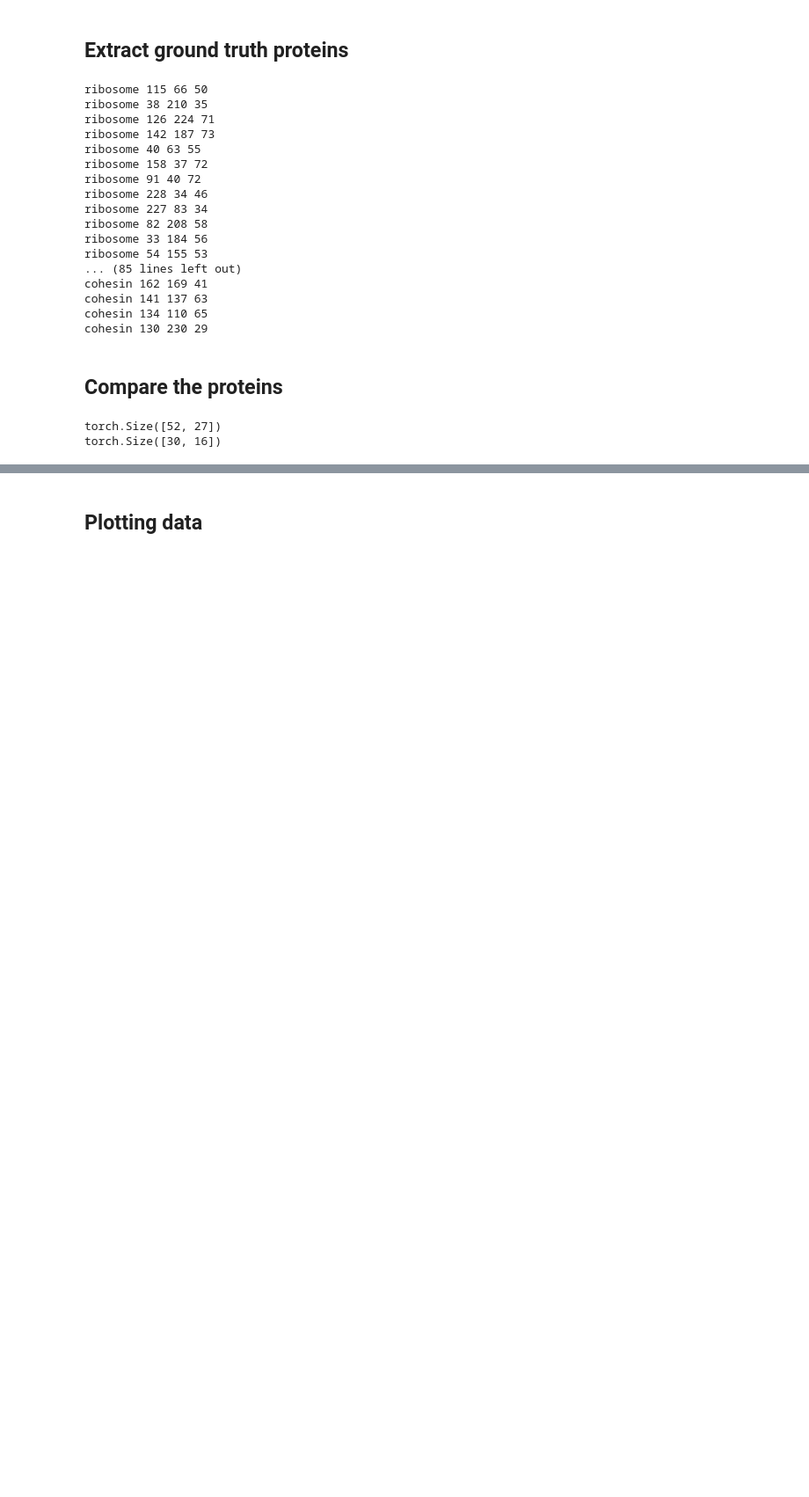
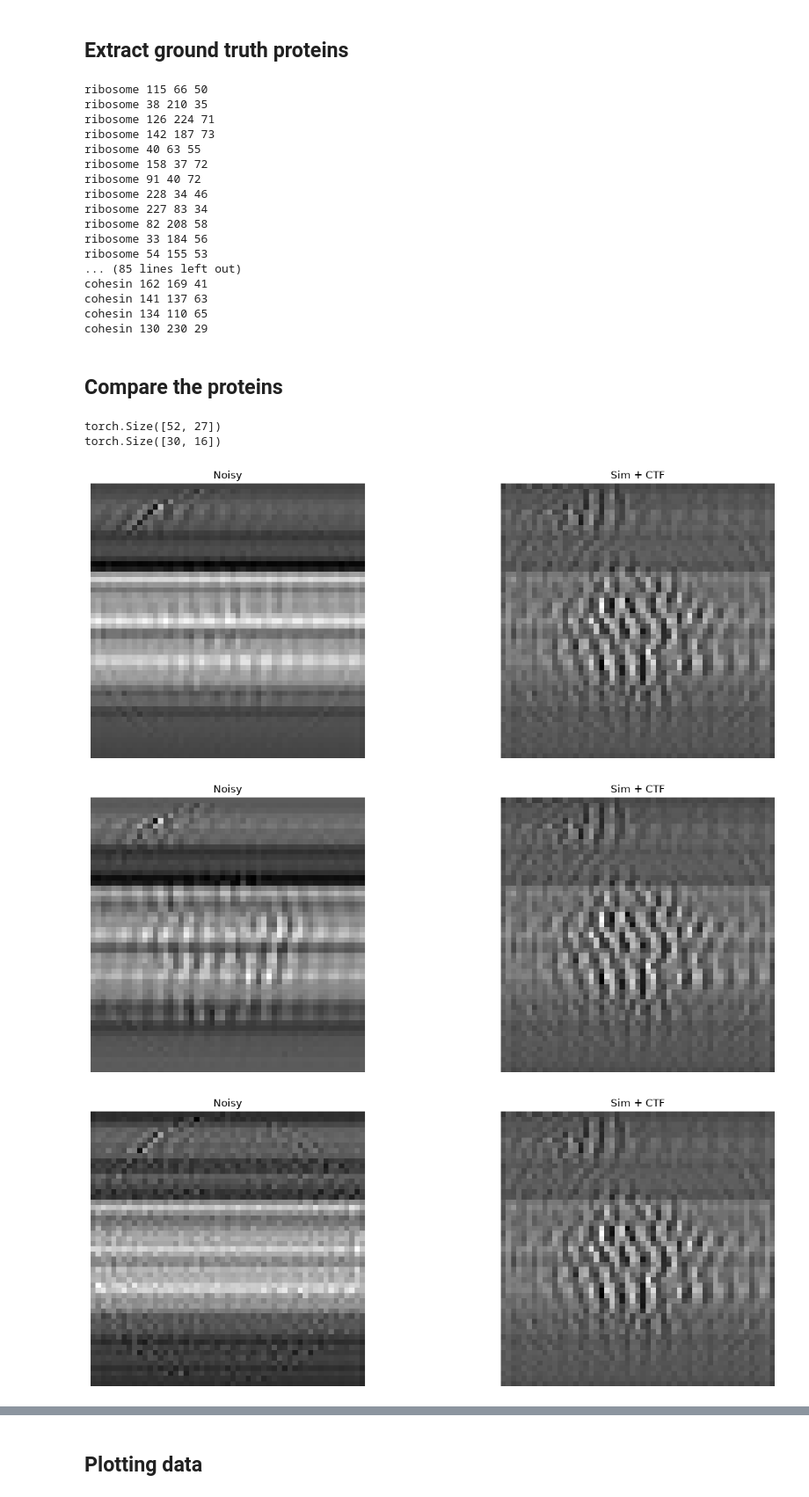
Before and after one commit to McHaillet/ARP, a Jupyter notebook: Phantom_tomogram_analysis.ipynb, the cells around one changed output, grey strips where cells are left out. Shown at 88% size. Drawn from its saved outputs; the diff is of its cells as text; code cells hidden in the pictures; blank space fills up the shorter version.

```diff
--- a/Phantom_tomogram_analysis.ipynb
+++ b/Phantom_tomogram_analysis.ipynb
@@ -581,13 +725,14 @@ def compare_proteins_with_NCC(protein_list, ground_truth_list):
 # %%
 angles = np.arange(-90, 91, 1)
 R = torch.stack([rotation_matrix_y(a) for a in angles])
 
-
-ncc_rib_ddw = compare_proteins_with_NCC(rib_list, rib_list_no_noise, "ribosome")
-ncc_rib_noisy = compare_proteins_with_NCC(
-    rib_list_noise, rib_list_no_noise, "ribosome"
-)
-ncc_coh_ddw = compare_proteins_with_NCC(coh_list, coh_list_no_noise, "cohesin")
-ncc_coh_noisy = compare_proteins_with_NCC(
-    coh_list_noise, coh_list_no_noise, "cohesin"
-)
+ncc_rib_ddw   = compare_proteins_with_NCC(rib_list,       rib_list_no_noise, r_rib, R, ctf_values)
+ncc_rib_ic    = compare_proteins_with_NCC(ic_rib_list,    rib_list_no_noise, r_rib, R, ctf_values)
+ncc_rib_noisy = compare_proteins_with_NCC(rib_list_noise, rib_list_no_noise, r_rib, R, ctf_values)
+ncc_coh_ddw   = compare_proteins_with_NCC(coh_list,       coh_list_no_noise, r_coh, R, ctf_values)
+ncc_coh_ic    = compare_proteins_with_NCC(ic_coh_list,    coh_list_no_noise, r_coh, R, ctf_values)
+ncc_coh_noisy = compare_proteins_with_NCC(coh_list_noise, coh_list_no_noise, r_coh, R, ctf_values)
+# %% [output]
+[figure, added]
+[figure, added]
+[figure, added]
```
Also changed, not shown: parts of 14 cells of this notebook, 3 other files.
